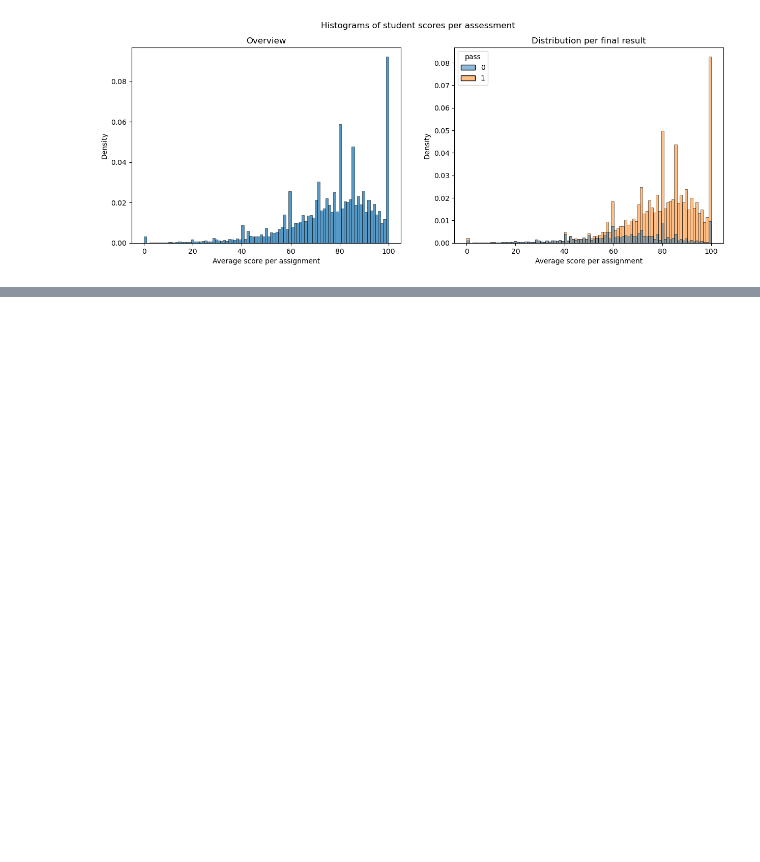
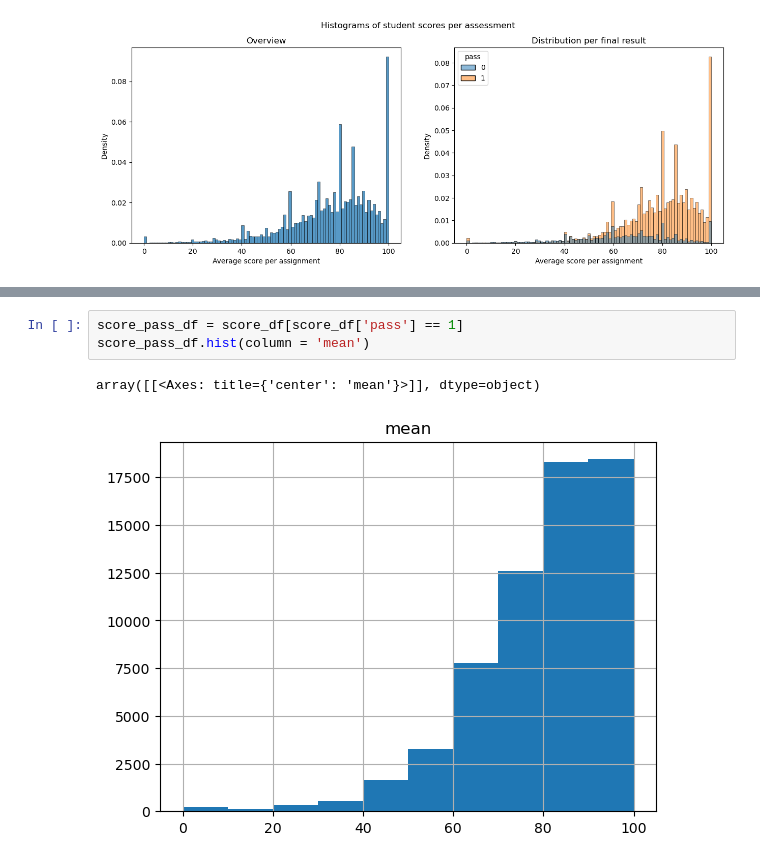
Before and after one commit to jpjavier23/springboard_eda_project, a Jupyter notebook: eda_stage_capstone_2.ipynb, the cells around one changed output, grey strips where cells are left out. Saved outputs shown, nothing was run; the diff lists cells and outputs as text; blank space fills up the shorter version.

```diff
--- a/eda_stage_capstone_2.ipynb
+++ b/eda_stage_capstone_2.ipynb
@@ -834,0 +841,6 @@ plt.show()
+# %%
+score_pass_df = score_df[score_df['pass'] == 1]
+score_pass_df.hist(column = 'mean')
+# %% [output]
+array([[<Axes: title={'center': 'mean'}>]], dtype=object)
+[figure, added]
```
Also changed, not shown: parts of 11 cells of this notebook.
